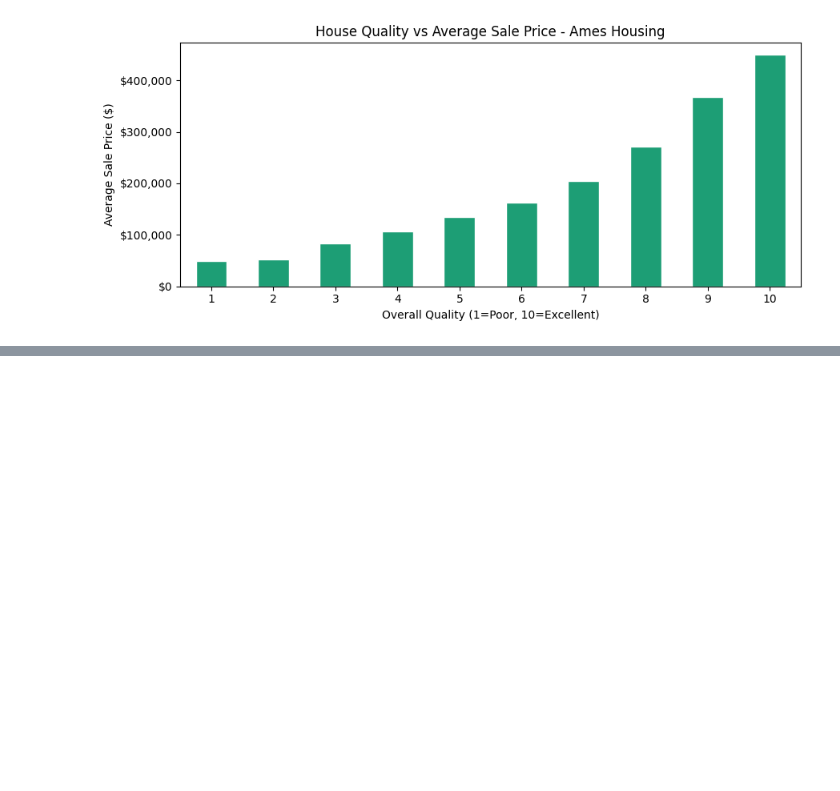
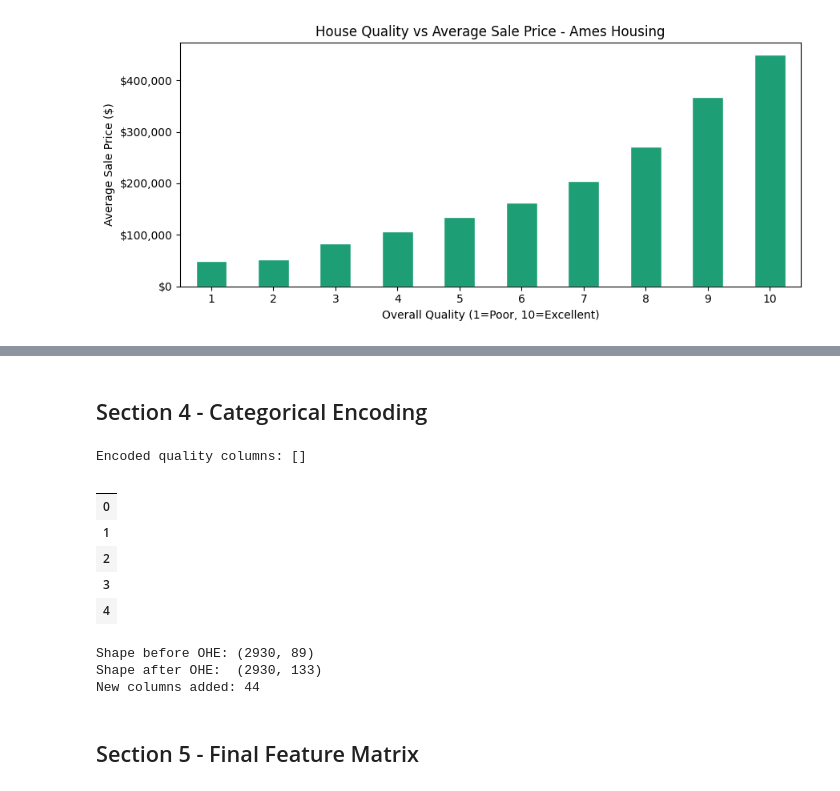
Before and after one commit to Ay-developerweb/ml-engineering, a Jupyter notebook: notebooks/02_pandas_house_prices.ipynb, the cells around one changed output, grey strips where cells are left out. Saved outputs shown, nothing was run; the diff lists cells and outputs as text; code cells hidden in the pictures; blank space fills up the shorter version.

```diff
--- a/notebooks/02_pandas_house_prices.ipynb
+++ b/notebooks/02_pandas_house_prices.ipynb
@@ -185,0 +326,40 @@ plt.show()
+# %% [markdown]
+## Section 4 - Categorical Encoding
+# %%
+# Ordinal encoding - Overall Qual is already numeric (1-10), good
+# But some quality columns are strings: Ex/Gd/TA/Fa/Po
+quality_map = {"Ex": 5, "Gd": 4, "TA": 3, "Fa": 2, "Po": 1, "None": 0}
+
+quality_cols = ["Exter Qual", "Exter Cond", "Bsmt Qual", "Bsmt Cond",
+                "Heating QC", "Kitchen Qual", "Fireplace Qu",
+                "Garage Qual", "Garage Cond", "Pool QC"]
+
+for col in quality_cols:
+    if col in df_clean.columns:
+        df[col] = df[col].map(quality_map).fillna(0).astype(int)
+
+encoded_cols = [c for c in df_clean.columns if c.endswith("_enc")]
+print("Encoded quality columns:", encoded_cols)
+df_clean[encoded_cols].head()
+# %% [output]
+Encoded quality columns: []
+|  |
+| 0 |
+| 1 |
+| 2 |
+| 3 |
+| 4 |
+# %%
+# One-hot encoding for unordered categoricals
+ohe_cols = ["Neighborhood", "House Style", "Sale Type", "Sale Condition"]
+df_encoded = pd.get_dummies(df_clean, columns=ohe_cols, drop_first=True)
+
+print("Shape before OHE:", df_clean.shape)
+print("Shape after OHE: ", df_encoded.shape)
+print(f"New columns added: {df_encoded.shape[1] - df_clean.shape[1]}")
+# %% [output]
+Shape before OHE: (2930, 89)
+Shape after OHE:  (2930, 133)
+New columns added: 44
+# %% [markdown]
+## Section 5 - Final Feature Matrix
```
Also changed, not shown: parts of 10 cells of this notebook, 3 other files.
